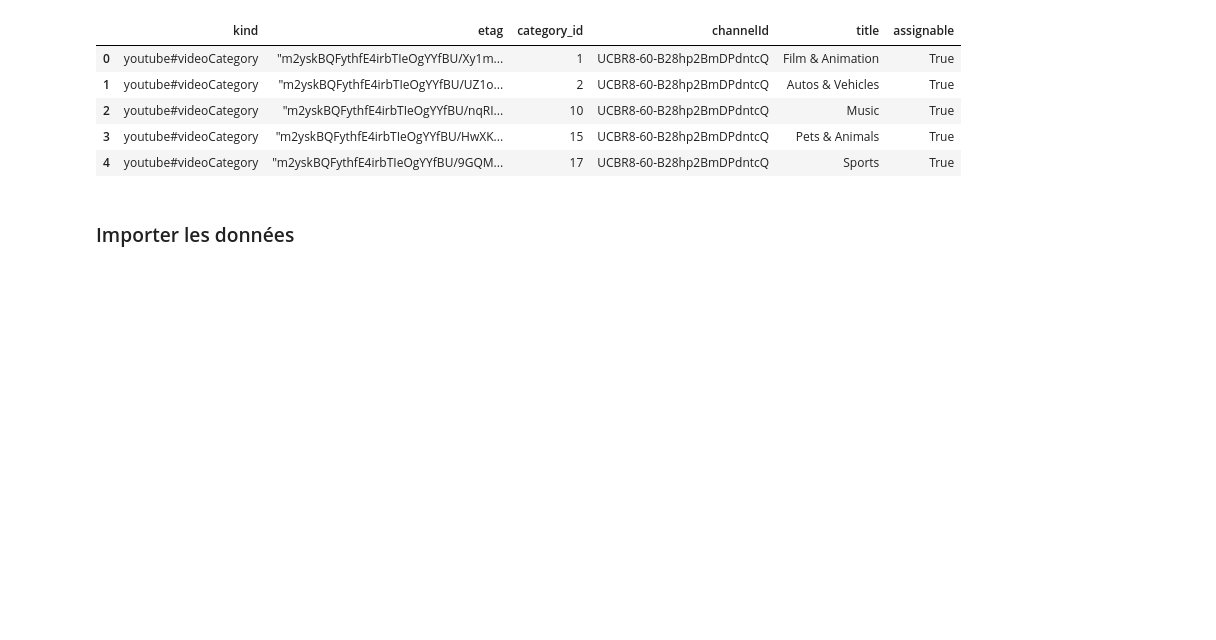
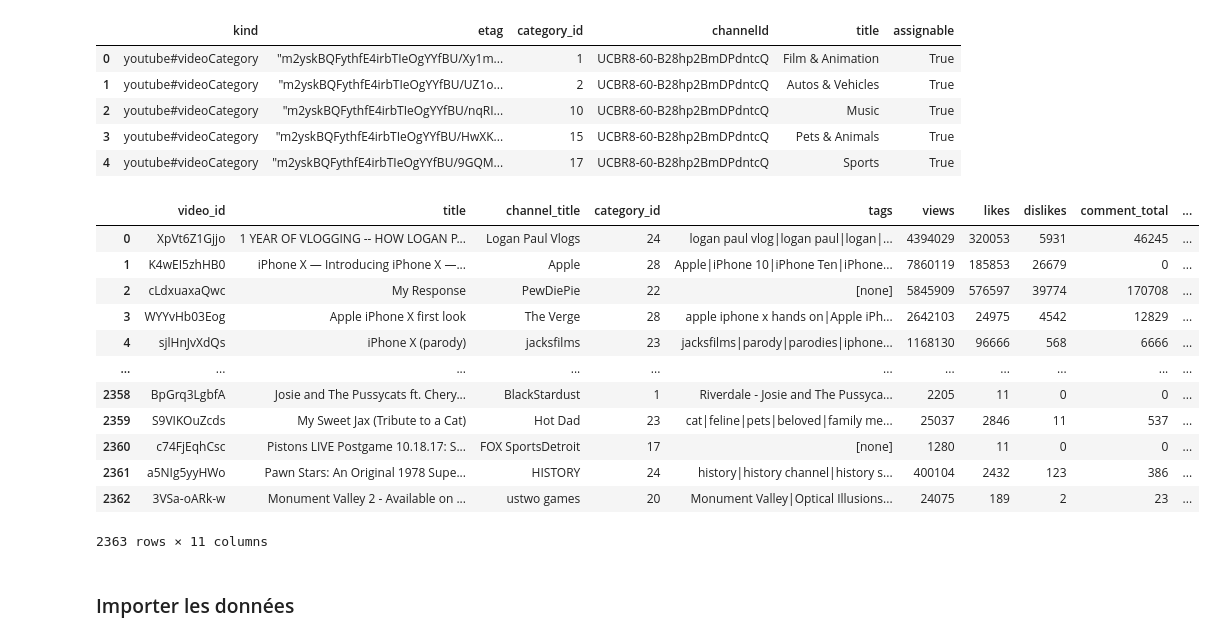
Before and after one commit to reda-maizate/DataEngineerTools, a Jupyter notebook: 3Mongo/ExerciceYoutube.ipynb, the cells around one changed output. Saved outputs shown, nothing was run; the diff lists cells and outputs as text; code cells hidden in the pictures; blank space fills up the shorter version.

```diff
--- a/3Mongo/ExerciceYoutube.ipynb
+++ b/3Mongo/ExerciceYoutube.ipynb
@@ -69,6 +66,26 @@ None
 | 2 | youtube#videoCategory | "m2yskBQFythfE4irbTIeOgYYfBU/nqRI... | 10 | UCBR8-60-B28hp2BmDPdntcQ | Music | True |
 | 3 | youtube#videoCategory | "m2yskBQFythfE4irbTIeOgYYfBU/HwXK... | 15 | UCBR8-60-B28hp2BmDPdntcQ | Pets & Animals | True |
 | 4 | youtube#videoCategory | "m2yskBQFythfE4irbTIeOgYYfBU/9GQM... | 17 | UCBR8-60-B28hp2BmDPdntcQ | Sports | True |
+# %%
+df_youtube = df_youtube[df_youtube["views"] >= df_youtube["likes"] + df_youtube["dislikes"]]
+df_youtube.drop(index=4867, inplace=True)
+df_youtube.drop_duplicates(subset=["video_id"], inplace=True)
+df_youtube.reset_index(drop=True, inplace=True)
+df_youtube
+# %% [output]
+|  | video_id | title | channel_title | category_id | tags | views | likes | dislikes | comment_total | ... |
+| 0 | XpVt6Z1Gjjo | 1 YEAR OF VLOGGING -- HOW LOGAN P... | Logan Paul Vlogs | 24 | logan paul vlog|logan paul|logan|... | 4394029 | 320053 | 5931 | 46245 | ... |
+| 1 | K4wEI5zhHB0 | iPhone X — Introducing iPhone X —... | Apple | 28 | Apple|iPhone 10|iPhone Ten|iPhone... | 7860119 | 185853 | 26679 | 0 | ... |
+| 2 | cLdxuaxaQwc | My Response | PewDiePie | 22 | [none] | 5845909 | 576597 | 39774 | 170708 | ... |
+| 3 | WYYvHb03Eog | Apple iPhone X first look | The Verge | 28 | apple iphone x hands on|Apple iPh... | 2642103 | 24975 | 4542 | 12829 | ... |
+| 4 | sjlHnJvXdQs | iPhone X (parody) | jacksfilms | 23 | jacksfilms|parody|parodies|iphone... | 1168130 | 96666 | 568 | 6666 | ... |
+| ... | ... | ... | ... | ... | ... | ... | ... | ... | ... | ... |
+| 2358 | BpGrq3LgbfA | Josie and The Pussycats ft. Chery... | BlackStardust | 1 | Riverdale - Josie and The Pussyca... | 2205 | 11 | 0 | 0 | ... |
+| 2359 | S9VIKOuZcds | My Sweet Jax (Tribute to a Cat) | Hot Dad | 23 | cat|feline|pets|beloved|family me... | 25037 | 2846 | 11 | 537 | ... |
+| 2360 | c74FjEqhCsc | Pistons LIVE Postgame 10.18.17: S... | FOX SportsDetroit | 17 | [none] | 1280 | 11 | 0 | 0 | ... |
+| 2361 | a5NIg5yyHWo | Pawn Stars: An Original 1978 Supe... | HISTORY | 24 | history|history channel|history s... | 400104 | 2432 | 123 | 386 | ... |
+| 2362 | 3VSa-oARk-w | Monument Valley 2 - Available on ... | ustwo games | 20 | Monument Valley|Optical Illusions... | 24075 | 189 | 2 | 23 | ... |
+2363 rows × 11 columns
 # %% [markdown]
 ### Importer les données
 # %%
```
Also changed, not shown: parts of 13 cells of this notebook, 2 other files.
